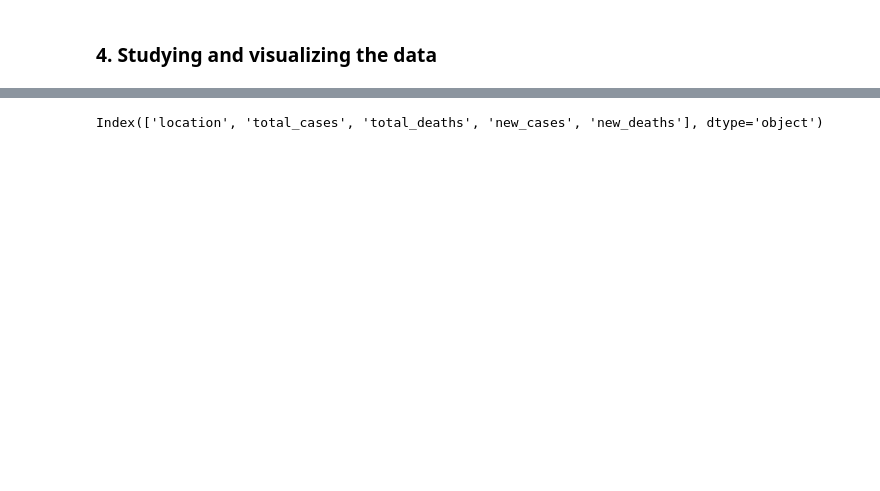
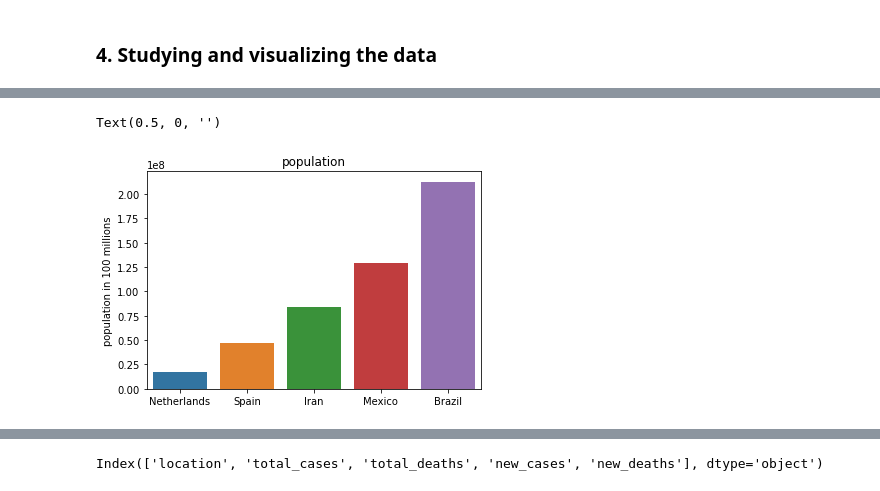
Before and after one commit to RoxannaW/Project_August_Corona, a Jupyter notebook: Roxanna/src/project_main.ipynb, the cells around one changed output, grey strips where cells are left out. Drawn from its saved outputs; the diff is of its cells as text; code cells hidden in the pictures; blank space fills up the shorter version.

```diff
--- a/Roxanna/src/project_main.ipynb
+++ b/Roxanna/src/project_main.ipynb
@@ -217,0 +251,11 @@ plt.show()
+# %%
+##Having a look at the population of each country.
+data_population = data_covid.groupby("location")["population"].mean().reset_index()
+data_population.sort_values(by="population", inplace=True)
+sns.barplot(x=data_population.location, y=data_population.population, data=data_population)
+plt.title("population")
+plt.ylabel("population in 100 millions")
+plt.xlabel(None)
+# %% [output]
+Text(0.5, 0, '')
+[figure, added]
```
Also changed, not shown: parts of 27 cells of this notebook, 1 other file.
